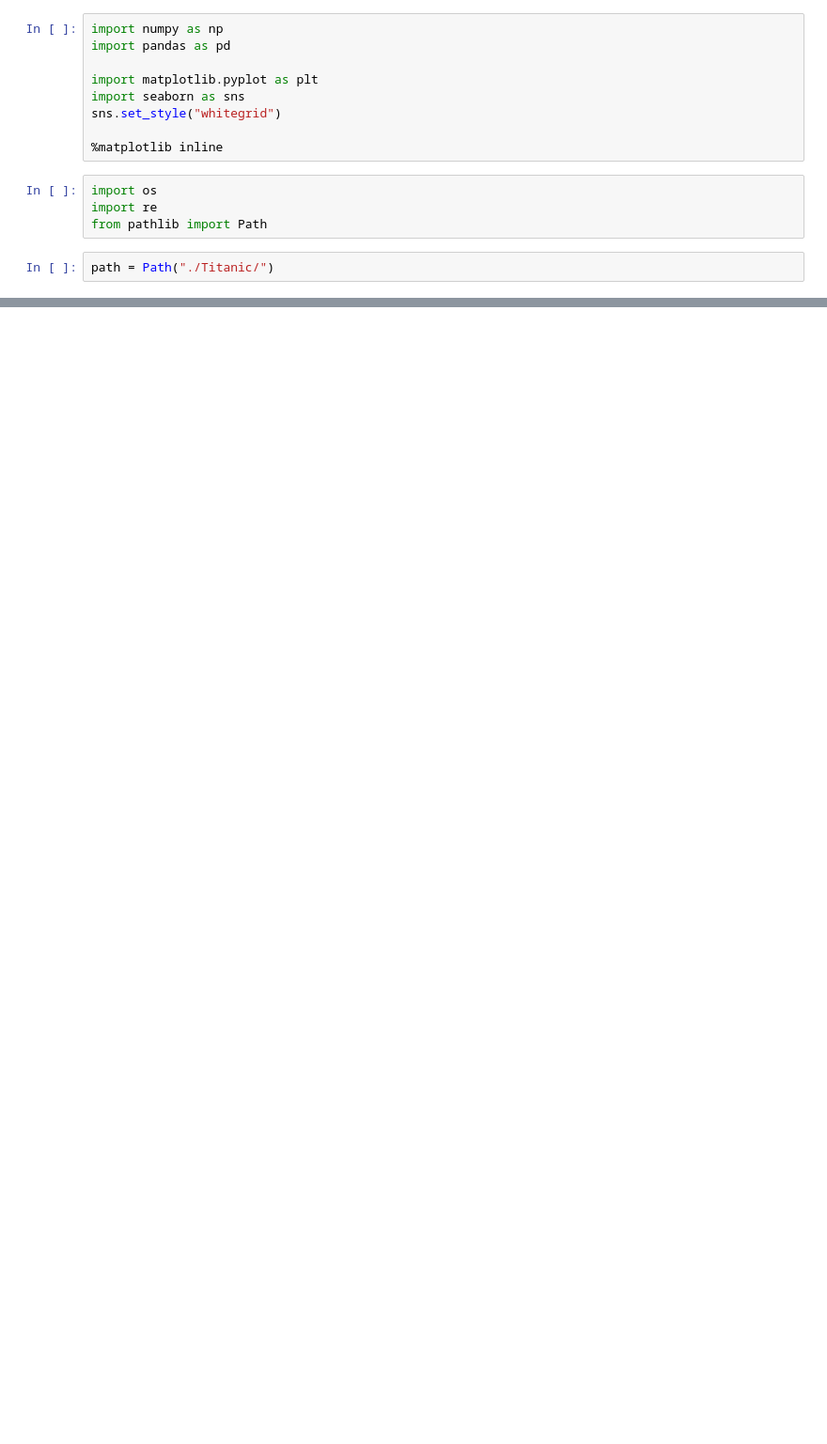
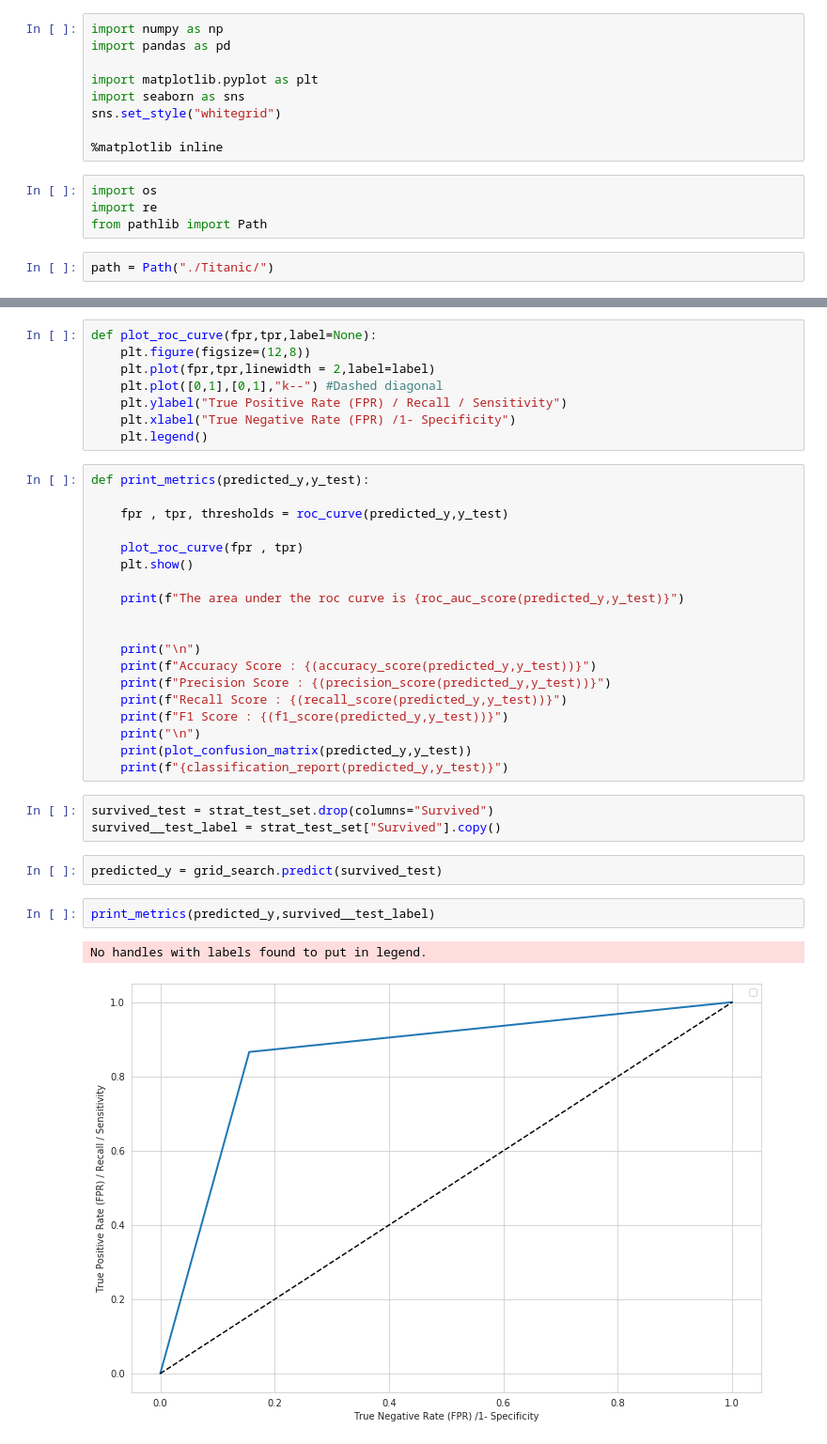
Before and after one commit to easypanda/Handson-ML2, a Jupyter notebook: Chapter 3: Classification/Titanic Dataset.ipynb, the cells around one changed output, grey strips where cells are left out. Shown at 94% size. Cells and saved outputs as stored; diff of their text form; blank space fills up the shorter version.

```diff
--- a/Chapter 3: Classification/Titanic Dataset.ipynb
+++ b/Chapter 3: Classification/Titanic Dataset.ipynb
@@ -30,0 +253,37 @@ train_set.head()
+# %%
+def plot_roc_curve(fpr,tpr,label=None):
+    plt.figure(figsize=(12,8))
+    plt.plot(fpr,tpr,linewidth = 2,label=label)
+    plt.plot([0,1],[0,1],"k--") #Dashed diagonal
+    plt.ylabel("True Positive Rate (FPR) / Recall / Sensitivity")
+    plt.xlabel("True Negative Rate (FPR) /1- Specificity")
+    plt.legend()
+# %%
+def print_metrics(predicted_y,y_test):
+
+    fpr , tpr, thresholds = roc_curve(predicted_y,y_test)
+
+    plot_roc_curve(fpr , tpr)
+    plt.show()
+
+    print(f"The area under the roc curve is {roc_auc_score(predicted_y,y_test)}")
+
+
+    print("\n")
+    print(f"Accuracy Score : {(accuracy_score(predicted_y,y_test))}")
+    print(f"Precision Score : {(precision_score(predicted_y,y_test))}")
+    print(f"Recall Score : {(recall_score(predicted_y,y_test))}")
+    print(f"F1 Score : {(f1_score(predicted_y,y_test))}")
+    print("\n")
+    print(plot_confusion_matrix(predicted_y,y_test))
+    print(f"{classification_report(predicted_y,y_test)}")
+# %%
+survived_test = strat_test_set.drop(columns="Survived")
+survived__test_label = strat_test_set["Survived"].copy()
+# %%
+predicted_y = grid_search.predict(survived_test)
+# %%
+print_metrics(predicted_y,survived__test_label)
+# %% [output]
+No handles with labels found to put in legend.
+[figure, added]
```
Also changed, not shown: parts of 37 cells of this notebook, 3 other files.
